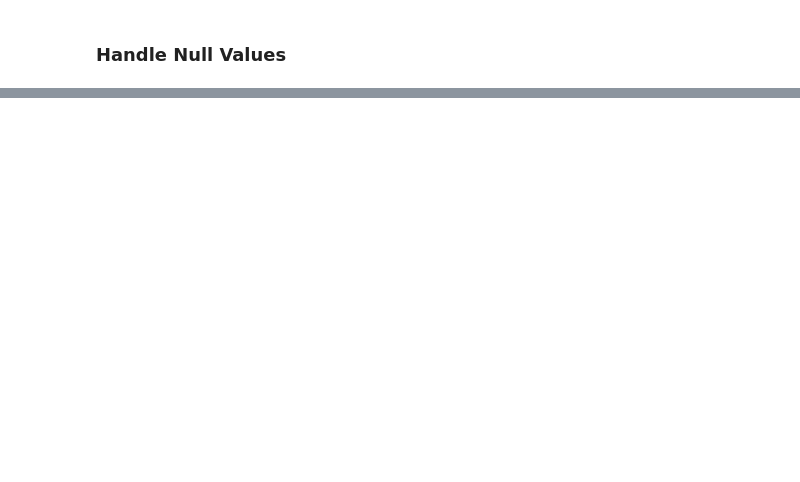
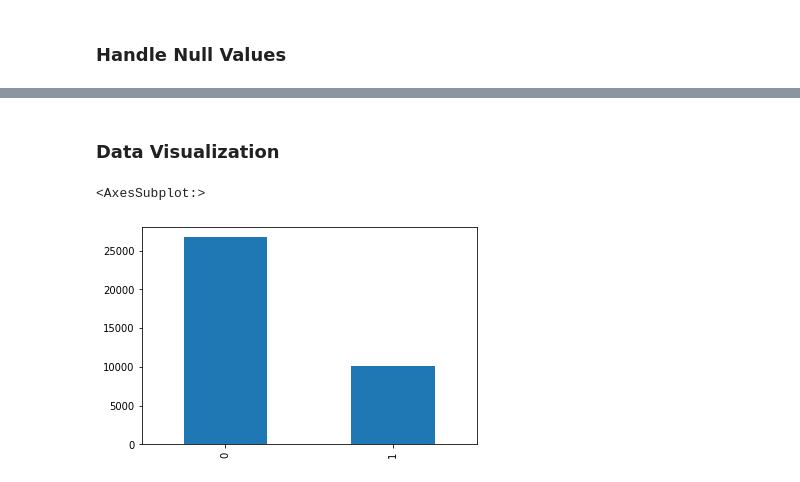
Before and after one commit to Elizabeth-Ofulue/DSML-Projects, a Jupyter notebook: FraudDetection/Experimental Env.ipynb, the cells around one changed output, grey strips where cells are left out. Cells and saved outputs as stored; diff of their text form; code cells hidden in the pictures; blank space fills up the shorter version.

```diff
--- a/FraudDetection/Experimental Env.ipynb
+++ b/FraudDetection/Experimental Env.ipynb
@@ -437,0 +425,9 @@ After exploring the dataset, we would be filling
+# %%
+#Fill in Categorical Columns with the mode
+for label, content in df_train.items():
+    if pd.api.types.is_categorical_dtype(content):
+        if pd.isnull(content).sum():
+            print(label)
+        df_train[label] = content.fillna(content.value_counts().index[0])
+
+#df_train['maxUE_DL'] = df_train['maxUE_DL'].fillna(df_train['maxUE_DL'].mode())
@@ -437,0 +473,7 @@ After exploring the dataset, we would be filling
+# %%
+df_train['Year'] = df_train.Time.dt.year
+df_train['Month'] = df_train.Time.dt.month
+df_train['Day'] = df_train.Time.dt.day
+df_train['Hour'] = df_train.Time.dt.hour
+df_train['Min'] = df_train.Time.dt.minute
+df_train['Seconds'] = df_train.Time.dt.second
@@ -437,0 +496,8 @@ After exploring the dataset, we would be filling
+# %%
+#Drop Year, Month, Day and Second Column
+df_train.drop('Year', axis = 1,inplace = True)
+df_train.drop('Month', axis = 1, inplace = True)
+df_train.drop('Day', axis = 1, inplace = True)
+df_train.drop('Seconds', axis = 1, inplace = True)
+# %%
+df_train.drop('Time',axis = 1, inplace = True)
@@ -437,0 +540,7 @@ After exploring the dataset, we would be filling
+# %% [markdown]
+### Data Visualization
+# %%
+df_train.Unusual.value_counts().plot.bar()
+# %% [output]
+<AxesSubplot:>
+[figure, added]
```
Also changed, not shown: parts of 57 cells of this notebook.
